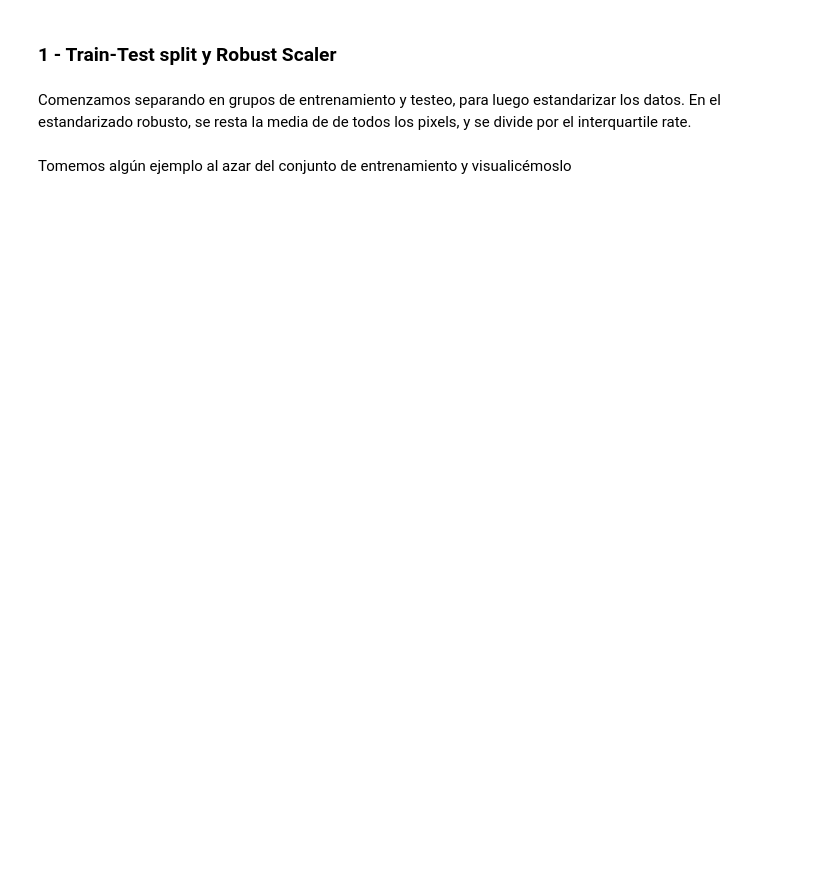
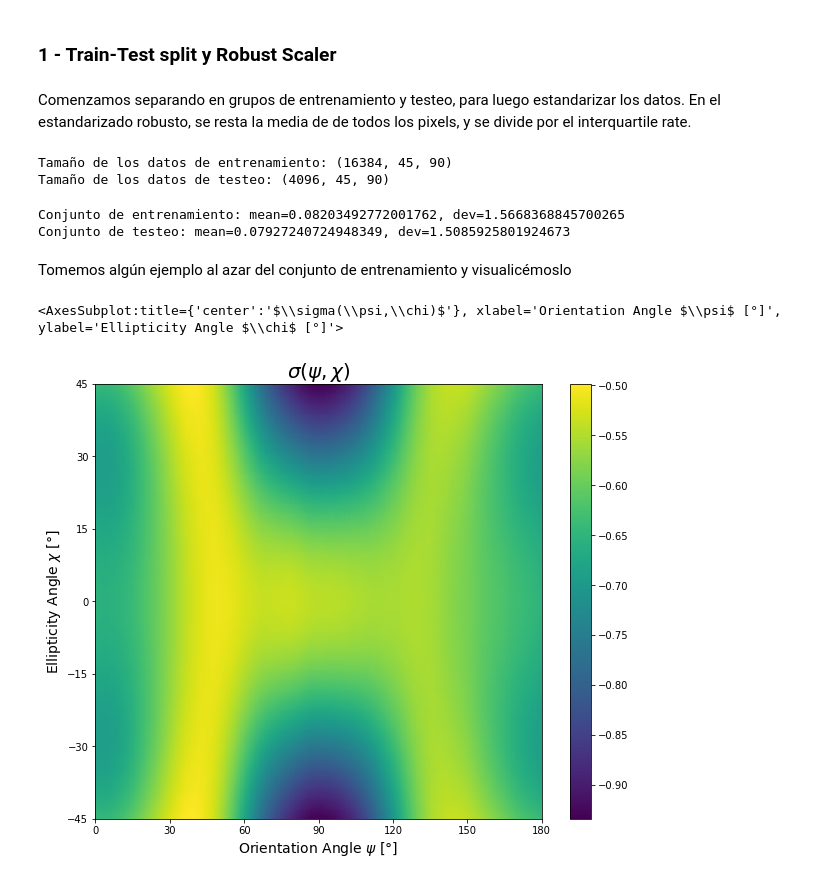
Before and after one commit to jotavecorta/DeepScatteringModels, a Jupyter notebook: notebooks/2.0-jv-spm-feature-extraction.ipynb, the cells around one changed output. Saved outputs shown, nothing was run; the diff lists cells and outputs as text; code cells hidden in the pictures; blank space fills up the shorter version.

```diff
--- a/notebooks/2.0-jv-spm-feature-extraction.ipynb
+++ b/notebooks/2.0-jv-spm-feature-extraction.ipynb
@@ -16,5 +19,5 @@ from deep_scattering_models.visualization.visualize import plot_polarization_sig
 
 from deep_scattering_models.features.preprocess_data import to_dB, RScaler, MMScaler
 # %%
-file_name = "spm_signatures_no_noise.npy"
+file_name = "spm_signatures_no_noise"
 data = load_data(file_name)
@@ -21,16 +28,21 @@ data = load_data(file_name)
+# %%
+data_dB = to_dB(data)
 # %% [markdown]
 ### 1 - Train-Test split y Robust Scaler
 # %% [markdown]
 Comenzamos separando en grupos de entrenamiento y testeo, para luego estandarizar los datos. En el estandarizado robusto, se resta la media de de todos los pixels, y se divide por el interquartile rate.
 # %%
 train_set, test_set = train_test_split(
-    data,
+    data_dB,
     test_size=.2,
     random_state=123
     )
 
 print(f'Tamaño de los datos de entrenamiento: {train_set.shape}')
 print(f'Tamaño de los datos de testeo: {test_set.shape}')
+# %% [output]
+Tamaño de los datos de entrenamiento: (16384, 45, 90)
+Tamaño de los datos de testeo: (4096, 45, 90)
 # %%
 # Fiteo con el conjunto de entrenamiento
 robust_scaler = RScaler().fit(train_set)
@@ -38,13 +50,22 @@ robust_scaler = RScaler().fit(train_set)
 # Transformo ambos conjuntos
 rscaled_train = robust_scaler.transform(train_set)
 rscaled_test = robust_scaler.transform(test_set)
+# %%
+print(f"Conjunto de entrenamiento: mean={np.mean(rscaled_train)}, dev={np.std(rscaled_train)}")
+print(f"Conjunto de testeo: mean={np.mean(rscaled_test)}, dev={np.std(rscaled_test)}")
+# %% [output]
+Conjunto de entrenamiento: mean=0.08203492772001762, dev=1.5668368845700265
+Conjunto de testeo: mean=0.07927240724948349, dev=1.5085925801924673
 # %% [markdown]
 Tomemos algún ejemplo al azar del conjunto de entrenamiento y visualicémoslo
 # %%
 # Elegimos ana firma al azar
 rng = np.random.default_rng()
-rnd_index = rng.integers(20048)
+rnd_index = rng.integers(rscaled_train.shape[0])
 rnd_signature = rscaled_train[rnd_index, :, :]
 
 # Ploteamos
 plot_polarization_signature(rnd_signature)
+# %% [output]
+<AxesSubplot:title={'center':'$\\sigma(\\psi,\\chi)$'}, xlabel='Orientation Angle $\\psi$ [°]', ylabel='Ellipticity Angle $\\chi$ [°]'>
+[figure, added]
```
Also changed, not shown: parts of 9 cells of this notebook, 4 other files.
